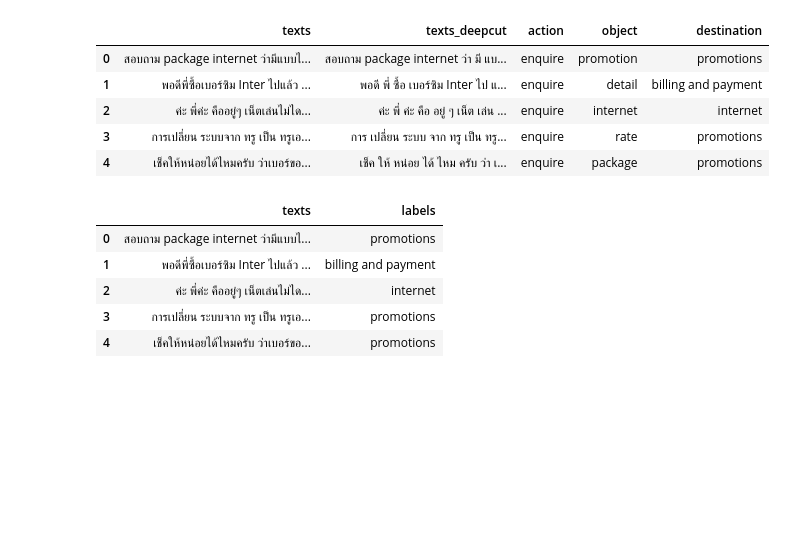
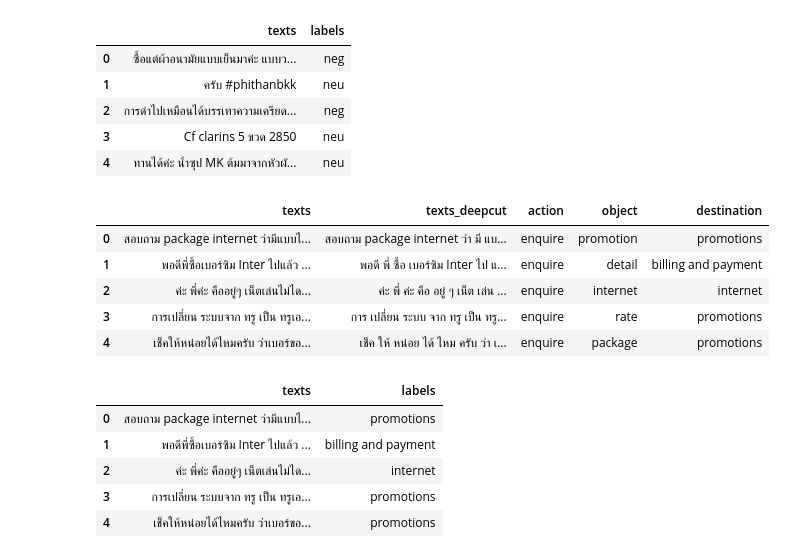
Before and after one commit to Kamin-At/Thai_NLP, a Jupyter notebook: Text_classification_test.ipynb, the cells around one changed output. Saved outputs shown, nothing was run; the diff lists cells and outputs as text; code cells hidden in the pictures; blank space fills up the shorter version.

```diff
--- a/Text_classification_test.ipynb
+++ b/Text_classification_test.ipynb
@@ -10,3 +16,43 @@ from text_classification import prepare_data_for_text_classification
+# %%
+tr = []
+with open('train.txt', 'r', encoding='utf8') as f:
+    for line in f:
+        line = line.strip()
+        if line != '':
+            tr.append(line)
+
+tr_label = []
+with open('train_label.txt', 'r', encoding='utf8') as f:
+    for line in f:
+        line = line.strip()
+        if line != '':
+            tr_label.append(line)
+
+te = []
+with open('test.txt', 'r', encoding='utf8') as f:
+    for line in f:
+        line = line.strip()
+        if line != '':
+            te.append(line)
+
+te_label = []
+with open('test_label.txt', 'r', encoding='utf8') as f:
+    for line in f:
+        line = line.strip()
+        if line != '':
+            te_label.append(line)
+# %%
+Tr = pd.DataFrame({'texts': tr, 'labels': tr_label})
+Te = pd.DataFrame({'texts': te, 'labels': te_label})
+# %%
+Te.head()
+# %% [output]
+|  | texts | labels |
+| 0 | ซื้อแต่ผ้าอนามัยแบบเย็นมาค่ะ แบบว... | neg |
+| 1 | ครับ #phithanbkk | neu |
+| 2 | การด่าไปเหมือนได้บรรเทาความเครียด... | neg |
+| 3 | Cf clarins 5 ขวด 2850 | neu |
+| 4 | ทานได้ค่ะ น้ำซุป MK ต้มมาจากหัวผั... | neu |
 # %%
 df = pd.read_csv('mari-train-balanced.csv')
 df2 = pd.read_csv('mari-test-balanced.csv')
```
Also changed, not shown: parts of 7 cells of this notebook, 18 other files.
